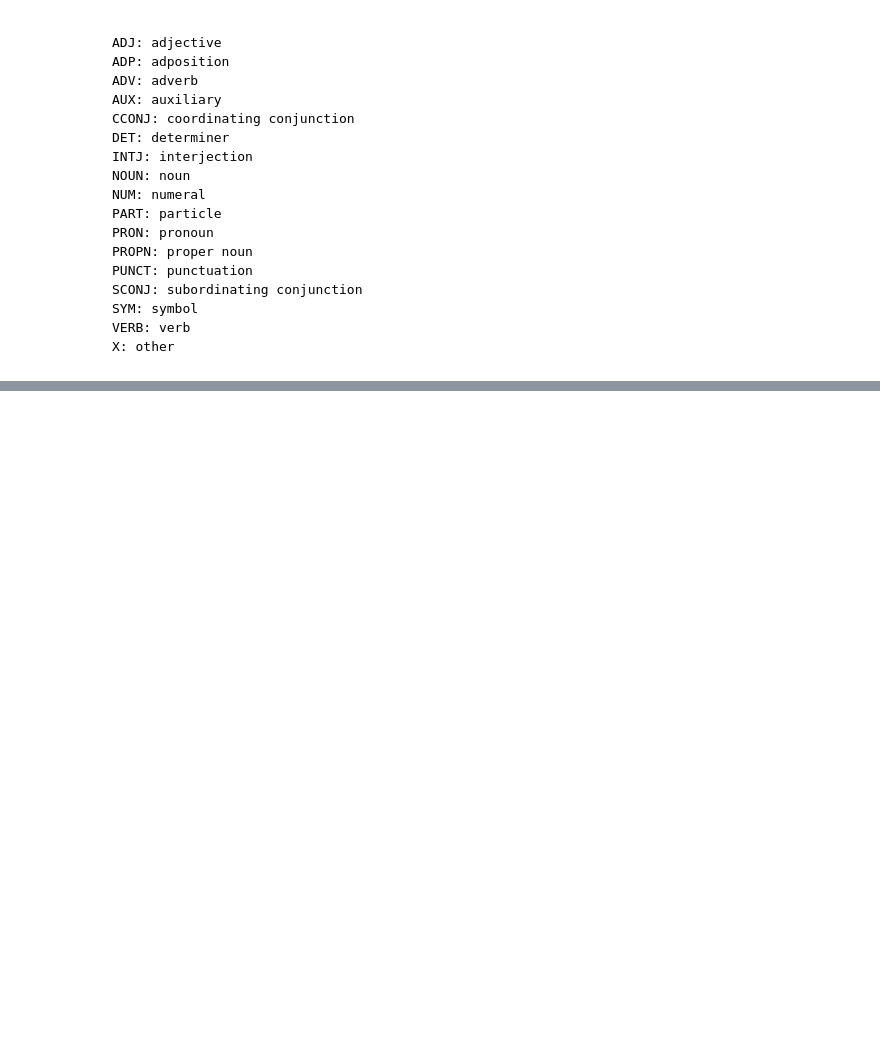
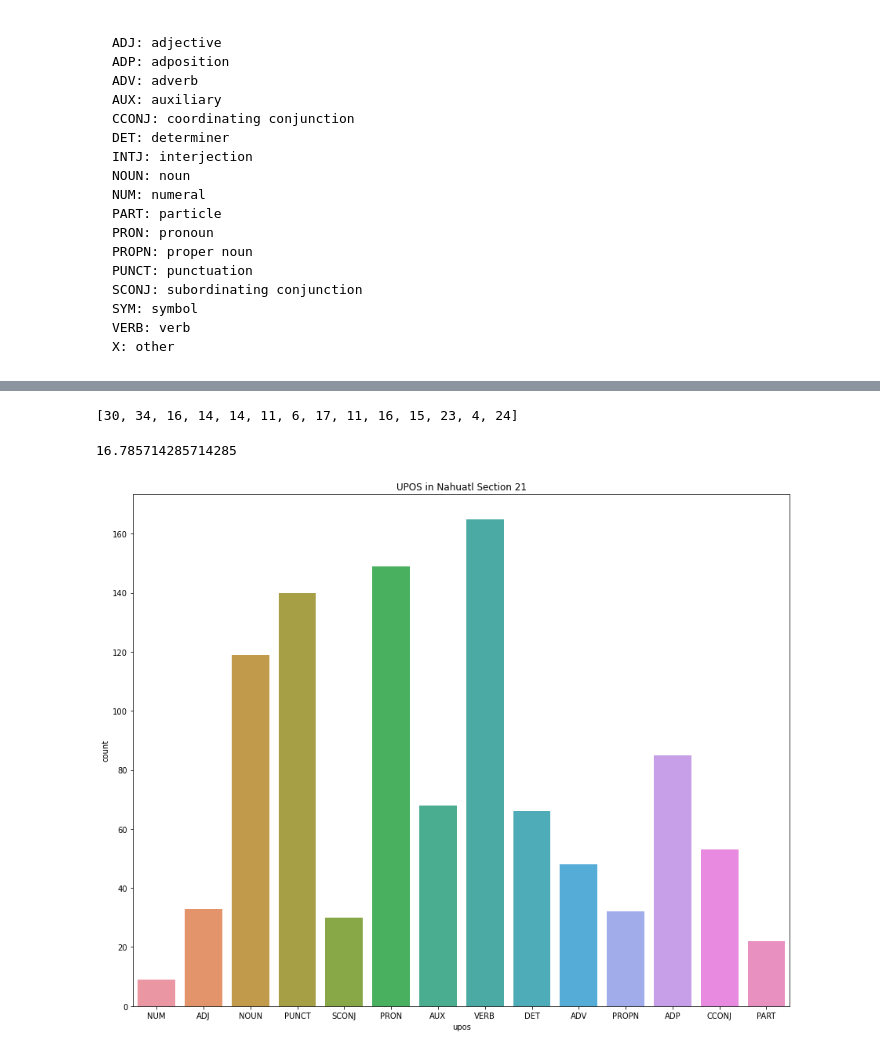
Before and after one commit to ethandmd/flodex, a Jupyter notebook: flodex.ipynb, the cells around one changed output, grey strips where cells are left out. Saved outputs shown, nothing was run; the diff lists cells and outputs as text; code cells hidden in the pictures; blank space fills up the shorter version.

```diff
--- a/flodex.ipynb
+++ b/flodex.ipynb
@@ -110,0 +159,7 @@ import matplotlib.pyplot as plt
+# %%
+with open('n21', 'r') as n21:
+    n21 = en_nlp(n21.read())
+    n21 = n21.to_dict()
+
+n21s = Section(n21)
+n21df = n21s.frame_concat()
@@ -110,0 +262,26 @@ import matplotlib.pyplot as plt
+# %%
+def sent_length(section):
+
+    sent_lengths = []
+    for sent in section:
+        sent_lengths.append(len(sent))
+    return sent_lengths
+
+d = sent_length(s20)
+d
+# %% [output]
+[30, 34, 16, 14, 14, 11, 6, 17, 11, 16, 15, 23, 4, 24]
+# %%
+#Average sentence length for s20
+sum(d)/len(d)
+# %% [output]
+16.785714285714285
+# %%
+n21df.loc[('Sent 1')]['upos'].value_counts()
+
+plt.figure(figsize=(15,12))
+sns.countplot(x=n21df['upos'])
+plt.title('UPOS in Nahuatl Section 21')
+plt.savefig("n21.png",transparent=True)
+# %% [output]
+[figure, added]
```
Also changed, not shown: parts of 50 cells of this notebook.
